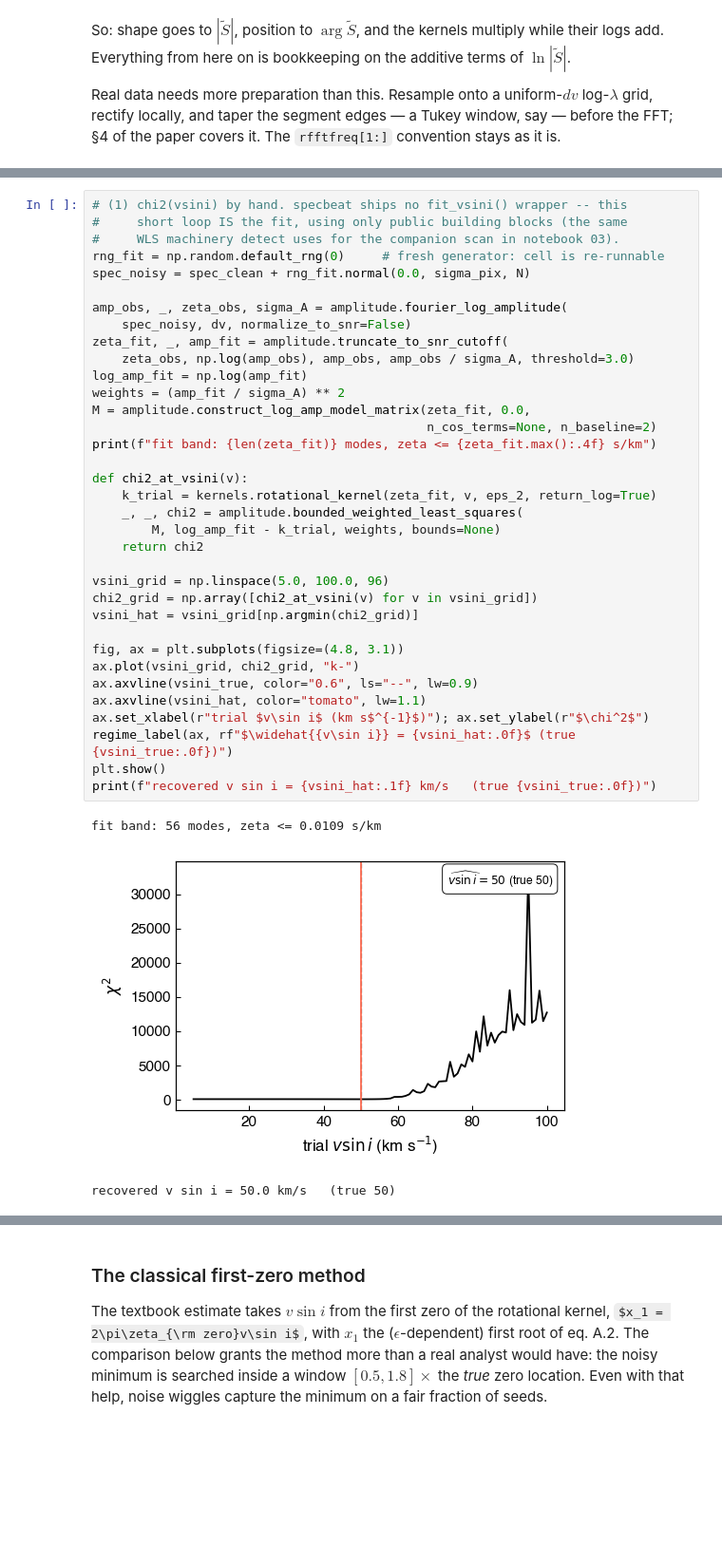
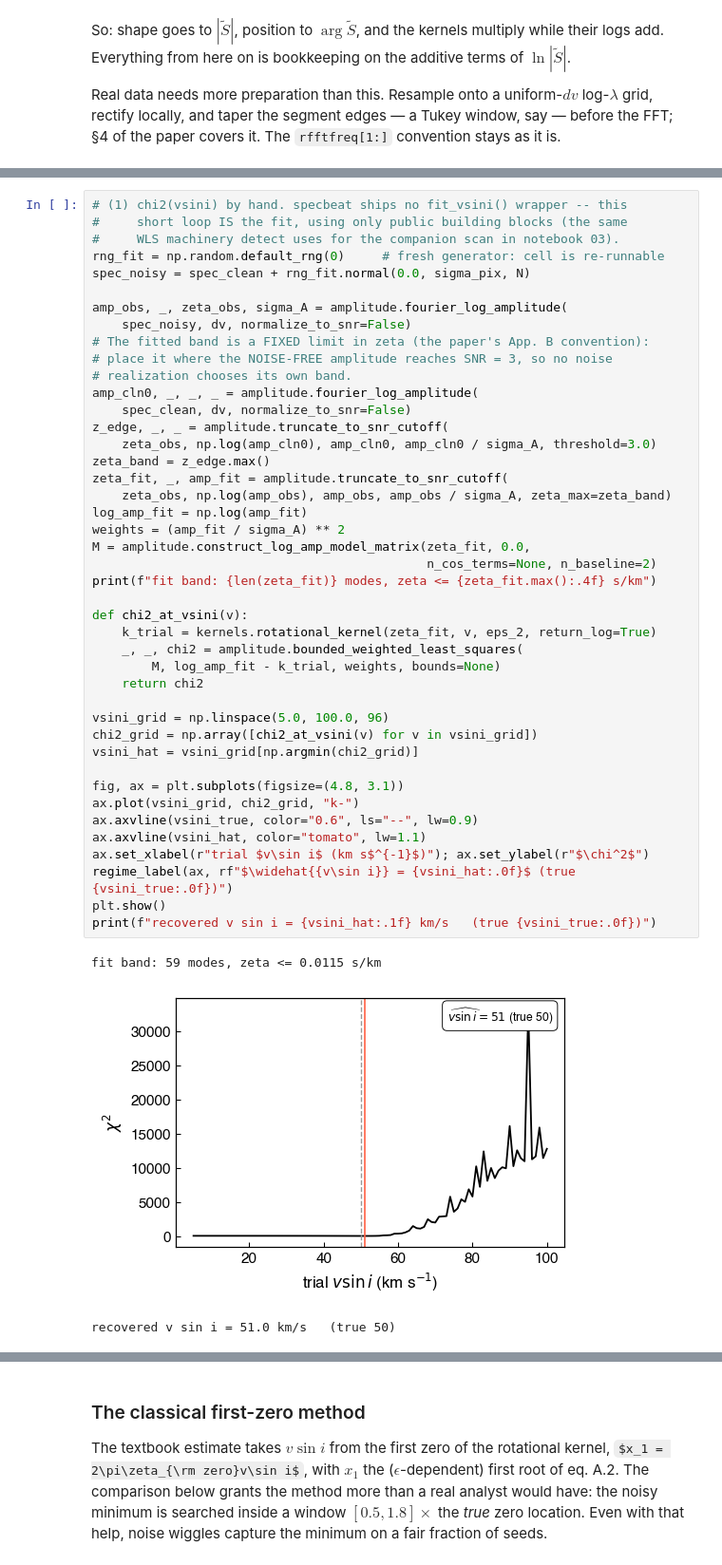
Before and after one commit to saharsh1/specbeat, a Jupyter notebook: notebooks/01_single_star_in_fourier_space.ipynb, the cells around one changed output, grey strips where cells are left out. Shown at 95% size. Saved outputs shown, nothing was run; the diff lists cells and outputs as text; some formulas as TeX source; blank space fills up the shorter version.

```diff
--- a/notebooks/01_single_star_in_fourier_space.ipynb
+++ b/notebooks/01_single_star_in_fourier_space.ipynb
@@ -342,36 +345,44 @@ rng_fit = np.random.default_rng(0)     # fresh generator: cell is re-runnable
 spec_noisy = spec_clean + rng_fit.normal(0.0, sigma_pix, N)
 
 amp_obs, _, zeta_obs, sigma_A = amplitude.fourier_log_amplitude(
     spec_noisy, dv, normalize_to_snr=False)
+# The fitted band is a FIXED limit in zeta (the paper's App. B convention):
+# place it where the NOISE-FREE amplitude reaches SNR = 3, so no noise
+# realization chooses its own band.
+amp_cln0, _, _, _ = amplitude.fourier_log_amplitude(
+    spec_clean, dv, normalize_to_snr=False)
+z_edge, _, _ = amplitude.truncate_to_snr_cutoff(
+    zeta_obs, np.log(amp_cln0), amp_cln0, amp_cln0 / sigma_A, threshold=3.0)
+zeta_band = z_edge.max()
 zeta_fit, _, amp_fit = amplitude.truncate_to_snr_cutoff(
-    zeta_obs, np.log(amp_obs), amp_obs, amp_obs / sigma_A, threshold=3.0)
+    zeta_obs, np.log(amp_obs), amp_obs, amp_obs / sigma_A, zeta_max=zeta_band)
 log_amp_fit = np.log(amp_fit)
 weights = (amp_fit / sigma_A) ** 2
 M = amplitude.construct_log_amp_model_matrix(zeta_fit, 0.0,
                                              n_cos_terms=None, n_baseline=2)
 print(f"fit band: {len(zeta_fit)} modes, zeta <= {zeta_fit.max():.4f} s/km")
 
 def chi2_at_vsini(v):
     k_trial = kernels.rotational_kernel(zeta_fit, v, eps_2, return_log=True)
     _, _, chi2 = amplitude.bounded_weighted_least_squares(
         M, log_amp_fit - k_trial, weights, bounds=None)
     return chi2
 
 vsini_grid = np.linspace(5.0, 100.0, 96)
 chi2_grid = np.array([chi2_at_vsini(v) for v in vsini_grid])
 vsini_hat = vsini_grid[np.argmin(chi2_grid)]
 
 fig, ax = plt.subplots(figsize=(4.8, 3.1))
 ax.plot(vsini_grid, chi2_grid, "k-")
 ax.axvline(vsini_true, color="0.6", ls="--", lw=0.9)
 ax.axvline(vsini_hat, color="tomato", lw=1.1)
 ax.set_xlabel(r"trial $v\sin i$ (km s$^{-1}$)"); ax.set_ylabel(r"$\chi^2$")
 regime_label(ax, rf"$\widehat{{v\sin i}} = {vsini_hat:.0f}$ (true {vsini_true:.0f})")
 plt.show()
 print(f"recovered v sin i = {vsini_hat:.1f} km/s   (true {vsini_true:.0f})")
 # %% [output]
-fit band: 56 modes, zeta <= 0.0109 s/km
+fit band: 59 modes, zeta <= 0.0115 s/km
-[figure, old version]
+[figure, new version]
-recovered v sin i = 50.0 km/s   (true 50)
+recovered v sin i = 51.0 km/s   (true 50)
 # %% [markdown]
 At the paper's $\sigma_{\rm pix}=0.02$ this same fit collapses to the low-$v$
```
Also changed, not shown: parts of 8 cells of this notebook, 4 other files.
